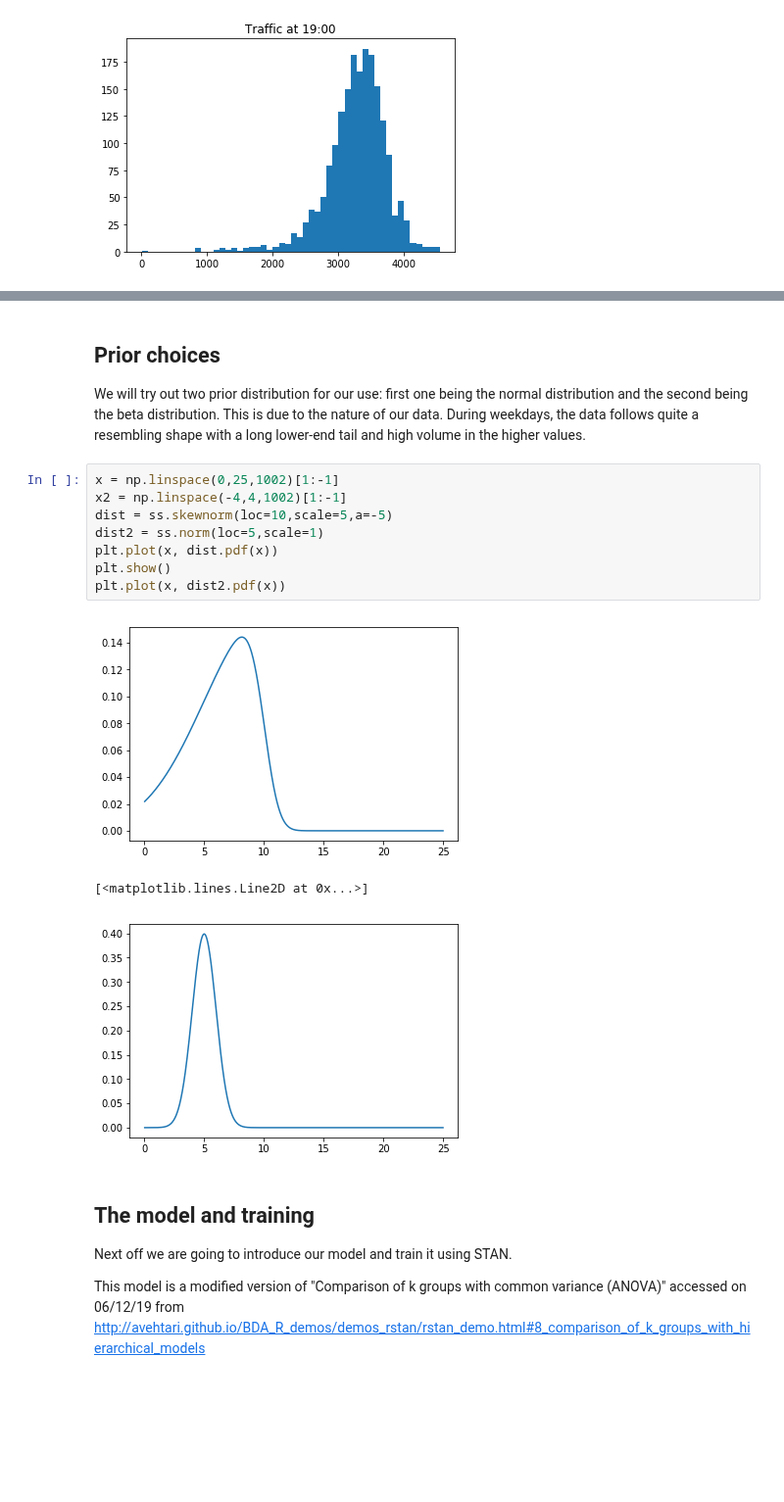
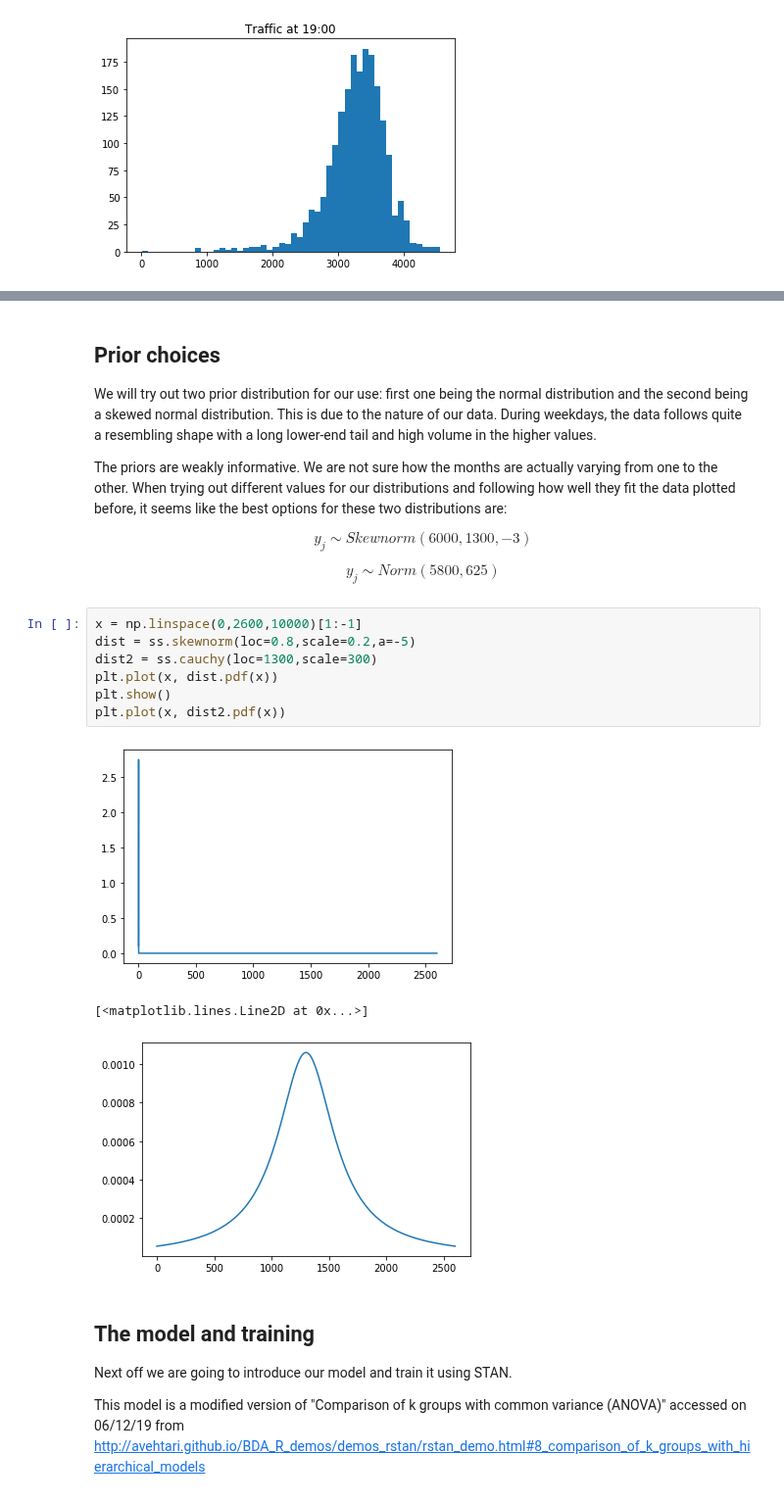
Before and after one commit to Lensku/BDA-Project-Otso-Lensku, a Jupyter notebook: Project.ipynb, the cells around one changed output, grey strips where cells are left out. Shown at 98% size. Drawn from its saved outputs; the diff is of its cells as text; blank space fills up the shorter version.

```diff
--- a/Project.ipynb
+++ b/Project.ipynb
@@ -200,19 +200,24 @@ $$p(\theta, \tau|y) \propto p(y|\theta, \tau)p(\theta,\tau) \propto p(y|\theta)p
 # %% [markdown]
 ## Prior choices
 
-We will try out two prior distribution for our use: first one being the normal distribution and the second being the beta distribution. This is due to the nature of our data. During weekdays, the data follows quite a resembling shape with a long lower-end tail and high volume in the higher values.
+We will try out two prior distribution for our use: first one being the normal distribution and the second being a skewed normal distribution. This is due to the nature of our data. During weekdays, the data follows quite a resembling shape with a long lower-end tail and high volume in the higher values.
+
+The priors are weakly informative. We are not sure how the months are actually varying from one to the other. When trying out different values for our distributions and following how well they fit the data plotted before, it seems like the best options for these two distributions are:
+
+$$y_j \sim Skewnorm(6000,1300,-3)$$
+
+$$y_j \sim Norm(5800,625)$$
 # %%
-x = np.linspace(0,25,1002)[1:-1]
-x2 = np.linspace(-4,4,1002)[1:-1]
-dist = ss.skewnorm(loc=10,scale=5,a=-5)
-dist2 = ss.norm(loc=5,scale=1)
+x = np.linspace(0,2600,10000)[1:-1]
+dist = ss.skewnorm(loc=0.8,scale=0.2,a=-5)
+dist2 = ss.cauchy(loc=1300,scale=300)
 plt.plot(x, dist.pdf(x))
 plt.show()
 plt.plot(x, dist2.pdf(x))
 # %% [output]
-[figure, old version]
+[figure, new version]
 [<matplotlib.lines.Line2D at 0x...>]
-[figure, old version]
+[figure, new version]
 # %% [markdown]
 ## The model and training
 
```
Also changed, not shown: parts of 10 cells of this notebook.
